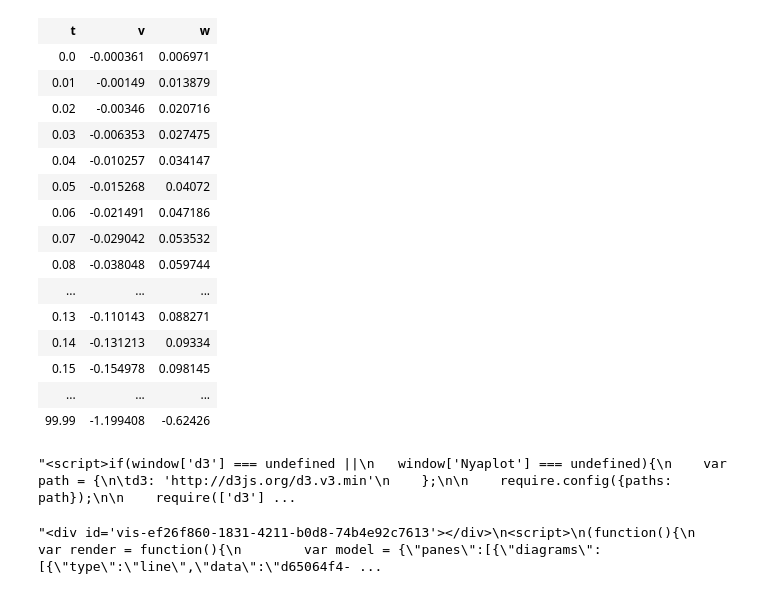
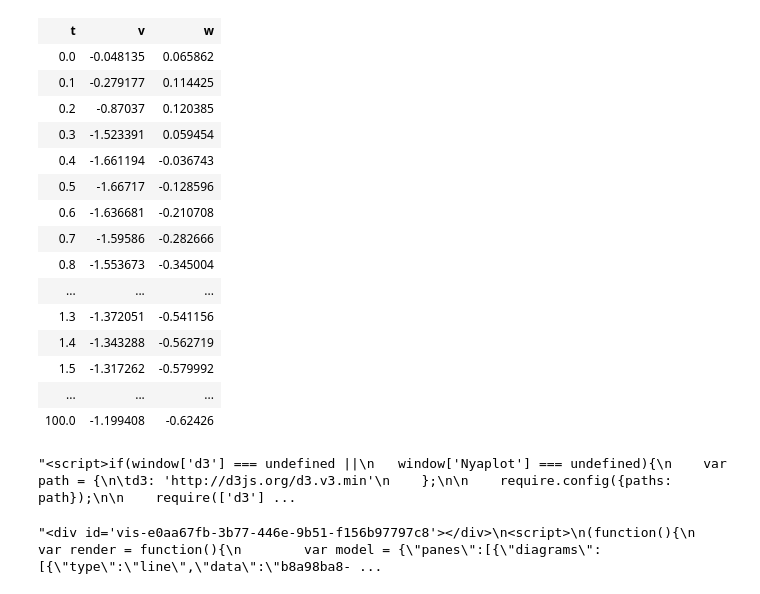
Before and after one commit to domitry/nyaplot-notebooks, a Jupyter notebook: line.ipynb, the cells around one changed output. Cells and saved outputs as stored; diff of their text form; code cells hidden in the pictures.

Commit message:
Modify line example

```diff
--- a/line.ipynb
+++ b/line.ipynb
@@ -5,23 +5,23 @@ true
 # %%
-path = File.expand_path("../data/11-1-result0.csv", __FILE__)
+path = File.expand_path("../data/11-1-result0.0.csv", __FILE__)
 df = Nyaplot::DataFrame.from_csv(path)
 # %% [output]
 | t | v | w |
-| 0.0 | -0.000361 | 0.006971 |
-| 0.01 | -0.00149 | 0.013879 |
-| 0.02 | -0.00346 | 0.020716 |
-| 0.03 | -0.006353 | 0.027475 |
-| 0.04 | -0.010257 | 0.034147 |
-| 0.05 | -0.015268 | 0.04072 |
-| 0.06 | -0.021491 | 0.047186 |
-| 0.07 | -0.029042 | 0.053532 |
-| 0.08 | -0.038048 | 0.059744 |
+| 0.0 | -0.048135 | 0.065862 |
+| 0.1 | -0.279177 | 0.114425 |
+| 0.2 | -0.87037 | 0.120385 |
+| 0.3 | -1.523391 | 0.059454 |
+| 0.4 | -1.661194 | -0.036743 |
+| 0.5 | -1.66717 | -0.128596 |
+| 0.6 | -1.636681 | -0.210708 |
+| 0.7 | -1.59586 | -0.282666 |
+| 0.8 | -1.553673 | -0.345004 |
 | ... | ... | ... |
-| 0.13 | -0.110143 | 0.088271 |
-| 0.14 | -0.131213 | 0.09334 |
-| 0.15 | -0.154978 | 0.098145 |
+| 1.3 | -1.372051 | -0.541156 |
+| 1.4 | -1.343288 | -0.562719 |
+| 1.5 | -1.317262 | -0.579992 |
 | ... | ... | ... |
-| 99.99 | -1.199408 | -0.62426 |
+| 100.0 | -1.199408 | -0.62426 |
 # %%
 Nyaplot.init_iruby
 # %% [output]
@@ -31,7 +31,7 @@ i=0
 plot1 = Nyaplot::Plot.new
 plot2 = Nyaplot::Plot.new
 plot3 = Nyaplot::Plot.new
-while i < 2
+while i < 10
   path = File.expand_path("../data/11-1-result0." + i.to_s + ".csv", __FILE__)
   df = Nyaplot::DataFrame.from_csv(path)
   plot1.add(:line, df['t'], df['v'])
@@ -49,4 +49,4 @@ frame.add(plot2)
 frame.add(plot3)
 frame.show
 # %% [output]
-"<div id='vis-ef26f860-1831-4211-b0d8-74b4e92c7613'></div>\n<script>\n(function(){\n    var render = function(){\n        var model = {\"panes\":[{\"diagrams\":[{\"type\":\"line\",\"data\":\"d65064f4- ...
+"<div id='vis-e0aa67fb-3b77-446e-9b51-f156b97797c8'></div>\n<script>\n(function(){\n    var render = function(){\n        var model = {\"panes\":[{\"diagrams\":[{\"type\":\"line\",\"data\":\"b8a98ba8- ...
```
Also changed, not shown: parts of 1 cell of this notebook, 11 other files.
